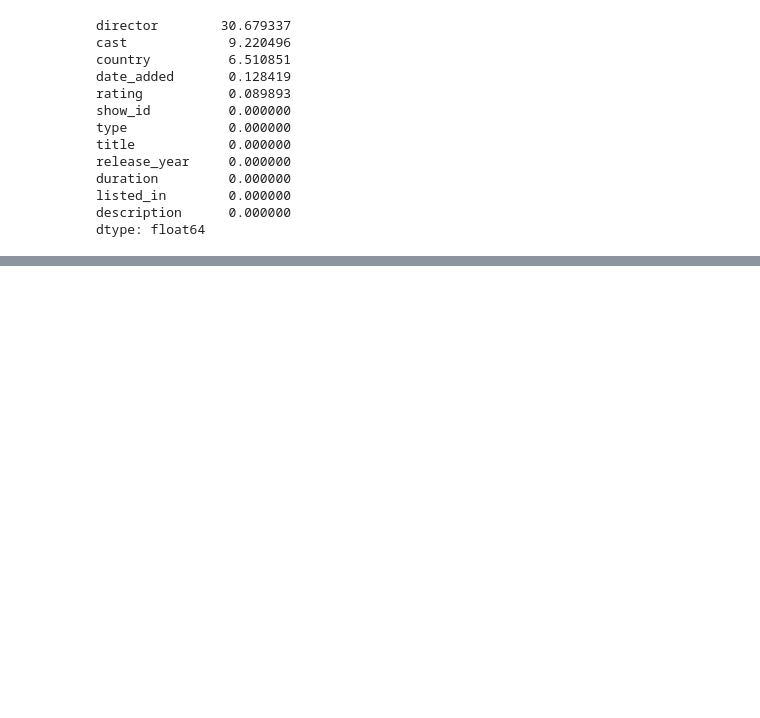
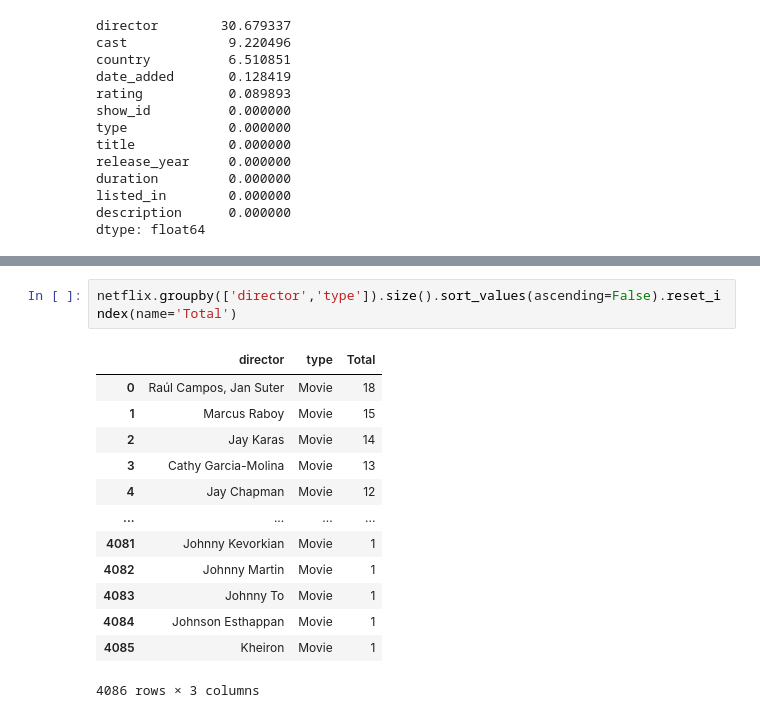
Before and after one commit to carlosjimenez88M/EDA_Course, a Jupyter notebook: Notebooks/ejercicio_1_pandas.ipynb, the cells around one changed output, grey strips where cells are left out. Saved outputs shown, nothing was run; the diff lists cells and outputs as text; blank space fills up the shorter version.

```diff
--- a/Notebooks/ejercicio_1_pandas.ipynb
+++ b/Notebooks/ejercicio_1_pandas.ipynb
@@ -89,0 +99,16 @@ dtype: float64
+# %%
+netflix.groupby(['director','type']).size().sort_values(ascending=False).reset_index(name='Total')
+# %% [output]
+|  | director | type | Total |
+| 0 | Raúl Campos, Jan Suter | Movie | 18 |
+| 1 | Marcus Raboy | Movie | 15 |
+| 2 | Jay Karas | Movie | 14 |
+| 3 | Cathy Garcia-Molina | Movie | 13 |
+| 4 | Jay Chapman | Movie | 12 |
+| ... | ... | ... | ... |
+| 4081 | Johnny Kevorkian | Movie | 1 |
+| 4082 | Johnny Martin | Movie | 1 |
+| 4083 | Johnny To | Movie | 1 |
+| 4084 | Johnson Esthappan | Movie | 1 |
+| 4085 | Kheiron | Movie | 1 |
+4086 rows × 3 columns
```
Also changed, not shown: parts of 4 cells of this notebook.
